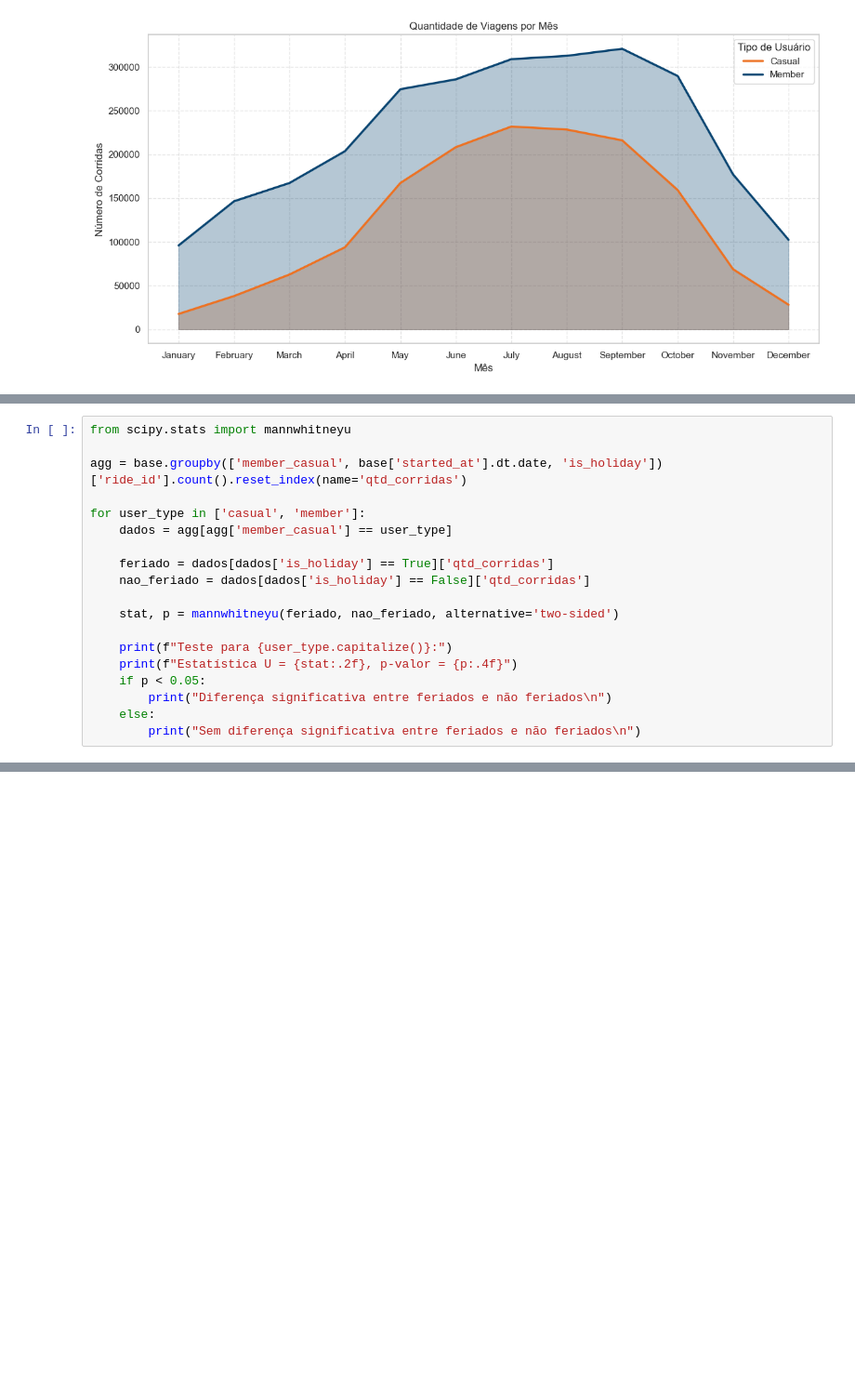
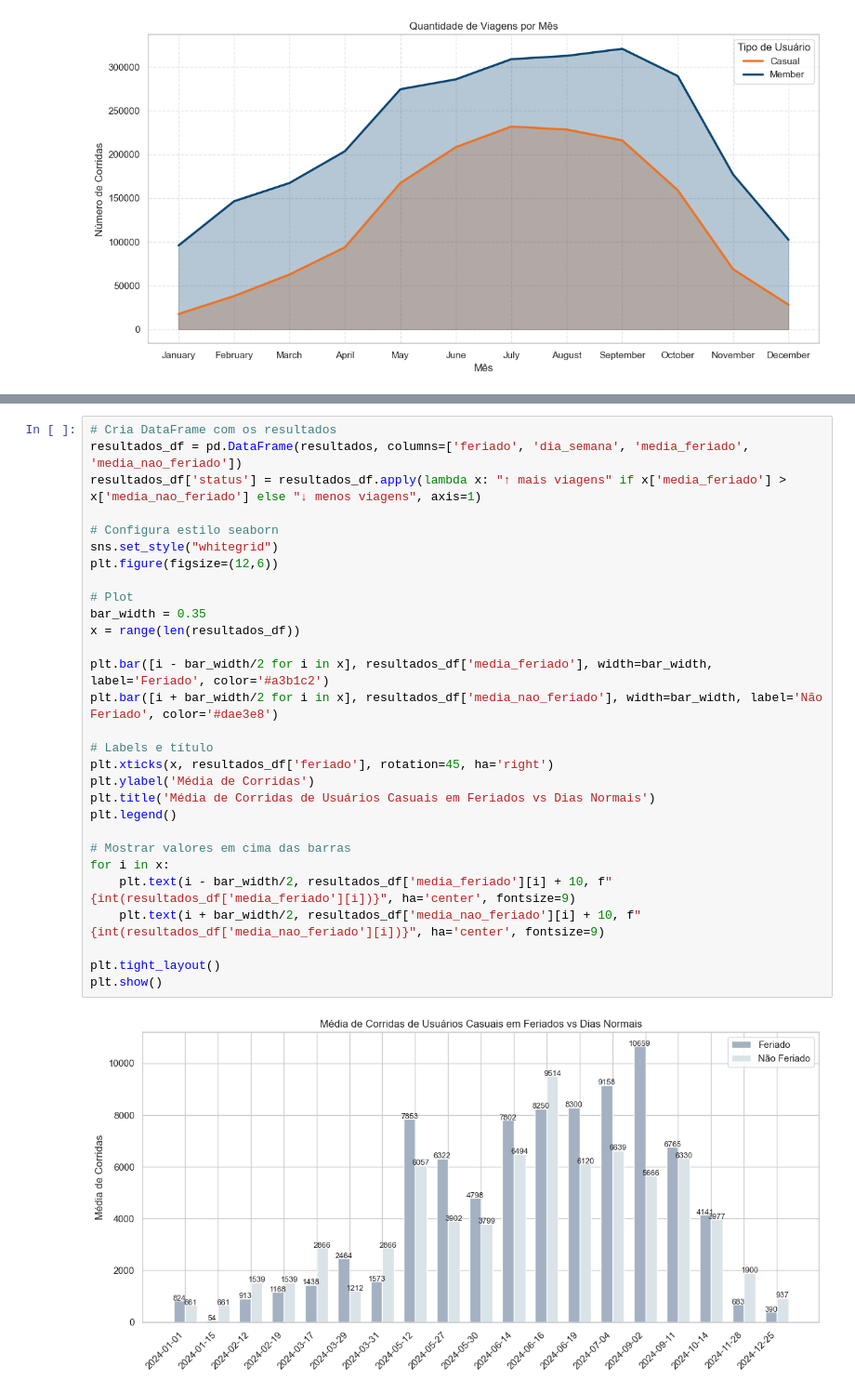
Before and after one commit to dgdatadev/cyclistic-bike-share-analysis, a Jupyter notebook: notebooks/04-Data-Analysis.ipynb, the cells around one changed output, grey strips where cells are left out. Shown at 93% size. Cells and saved outputs as stored; diff of their text form; blank space fills up the shorter version.

```diff
--- a/notebooks/04-Data-Analysis.ipynb
+++ b/notebooks/04-Data-Analysis.ipynb
@@ -323,19 +309,0 @@ plt.show()
-# %%
-from scipy.stats import mannwhitneyu
-
-agg = base.groupby(['member_casual', base['started_at'].dt.date, 'is_holiday'])['ride_id'].count().reset_index(name='qtd_corridas')
-
-for user_type in ['casual', 'member']:
-    dados = agg[agg['member_casual'] == user_type]
-
-    feriado = dados[dados['is_holiday'] == True]['qtd_corridas']
-    nao_feriado = dados[dados['is_holiday'] == False]['qtd_corridas']
-
-    stat, p = mannwhitneyu(feriado, nao_feriado, alternative='two-sided')
-
-    print(f"Teste para {user_type.capitalize()}:")
-    print(f"Estatística U = {stat:.2f}, p-valor = {p:.4f}")
-    if p < 0.05:
-        print("Diferença significativa entre feriados e não feriados\n")
-    else:
-        print("Sem diferença significativa entre feriados e não feriados\n")
@@ -349,0 +365,31 @@ Sem diferença significativa entre feriados e não feriados
+# %%
+# Cria DataFrame com os resultados
+resultados_df = pd.DataFrame(resultados, columns=['feriado', 'dia_semana', 'media_feriado', 'media_nao_feriado'])
+resultados_df['status'] = resultados_df.apply(lambda x: "↑ mais viagens" if x['media_feriado'] > x['media_nao_feriado'] else "↓ menos viagens", axis=1)
+
+# Configura estilo seaborn
+sns.set_style("whitegrid")
+plt.figure(figsize=(12,6))
+
+# Plot
+bar_width = 0.35
+x = range(len(resultados_df))
+
+plt.bar([i - bar_width/2 for i in x], resultados_df['media_feriado'], width=bar_width, label='Feriado', color='#a3b1c2')
+plt.bar([i + bar_width/2 for i in x], resultados_df['media_nao_feriado'], width=bar_width, label='Não Feriado', color='#dae3e8')
+
+# Labels e título
+plt.xticks(x, resultados_df['feriado'], rotation=45, ha='right')
+plt.ylabel('Média de Corridas')
+plt.title('Média de Corridas de Usuários Casuais em Feriados vs Dias Normais')
+plt.legend()
+
+# Mostrar valores em cima das barras
+for i in x:
+    plt.text(i - bar_width/2, resultados_df['media_feriado'][i] + 10, f"{int(resultados_df['media_feriado'][i])}", ha='center', fontsize=9)
+    plt.text(i + bar_width/2, resultados_df['media_nao_feriado'][i] + 10, f"{int(resultados_df['media_nao_feriado'][i])}", ha='center', fontsize=9)
+
+plt.tight_layout()
+plt.show()
+# %% [output]
+[figure, added]
```
Also changed, not shown: parts of 3 cells of this notebook, 4 other files.
